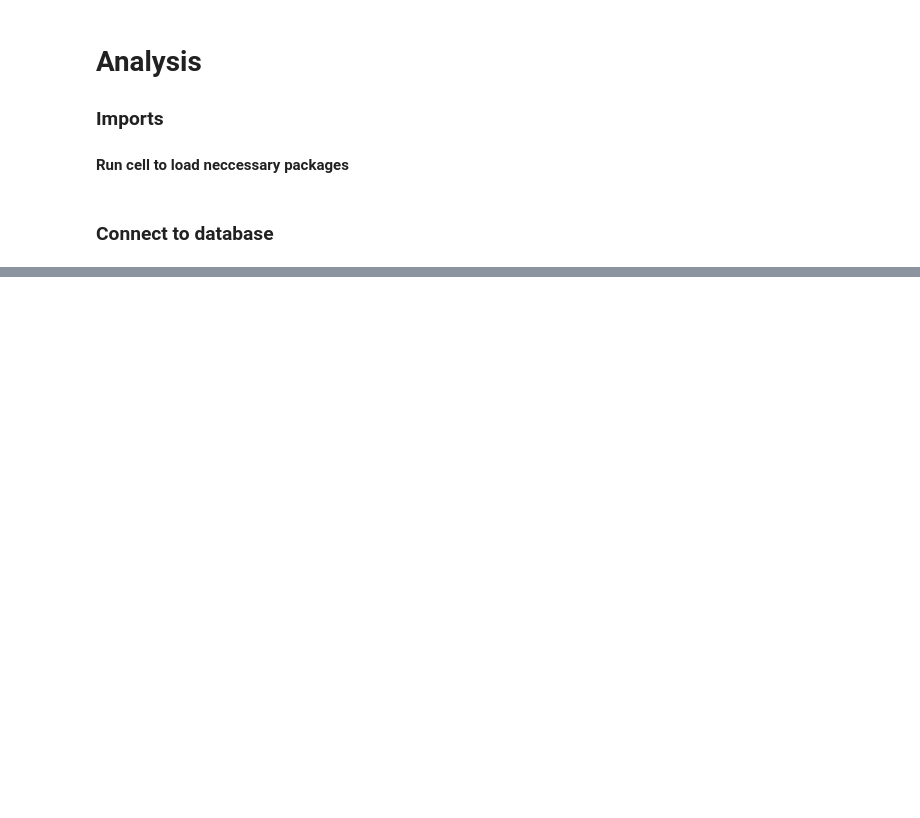
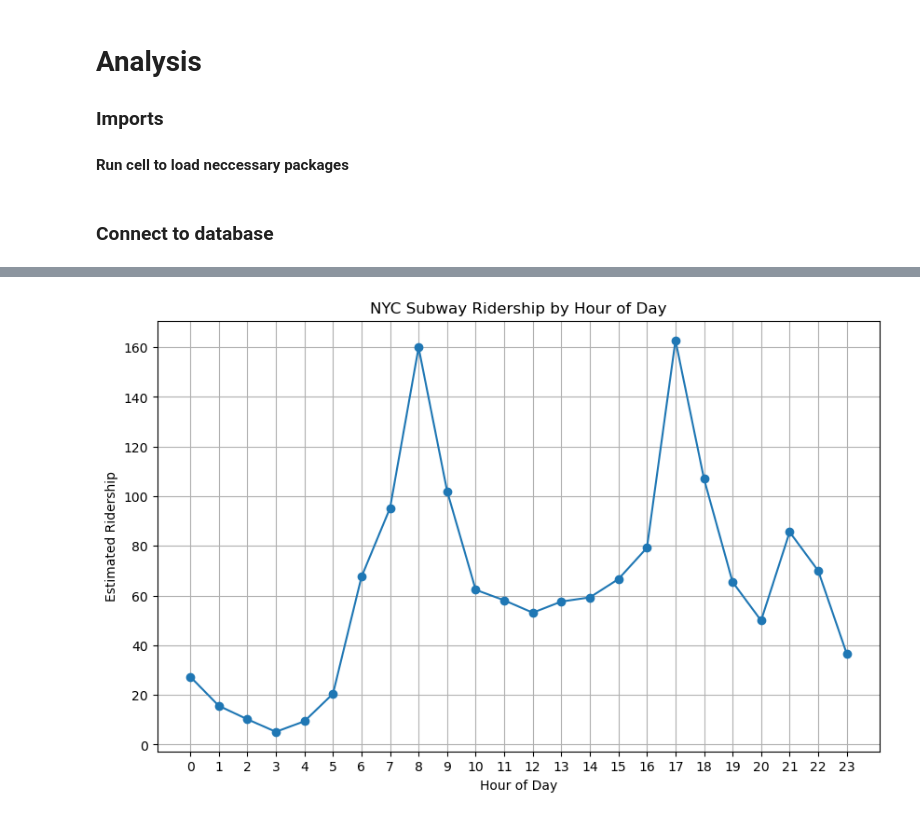
Before and after one commit to PaulCMurdoch/NYCTransit, a Jupyter notebook: analysis.ipynb, the cells around one changed output, grey strips where cells are left out. Cells and saved outputs as stored; diff of their text form; code cells hidden in the pictures; blank space fills up the shorter version.

Commit message:
MatPlotLib Analysis

```diff
--- a/analysis.ipynb
+++ b/analysis.ipynb
@@ -85,0 +70,27 @@ df
+# %%
+query = """
+SELECT hour_of_day, max(est_avg_ridership) as max_ridership
+FROM RIDERSHIP
+group by hour_of_day
+order by hour_of_day;
+"""
+
+df = pd.read_sql_query(query, conn)
+
+df
+
+plt.figure(figsize=(10, 6))
+plt.plot(
+    df["hour_of_day"],
+    df["max_ridership"],
+    marker="o"
+)
+
+plt.title("NYC Subway Ridership by Hour of Day")
+plt.xlabel("Hour of Day")
+plt.ylabel("Estimated Ridership")
+plt.grid(True)
+plt.xticks(range(24))
+plt.show()
+# %% [output]
+[figure, added]
```
Also changed, not shown: parts of 9 cells of this notebook.
